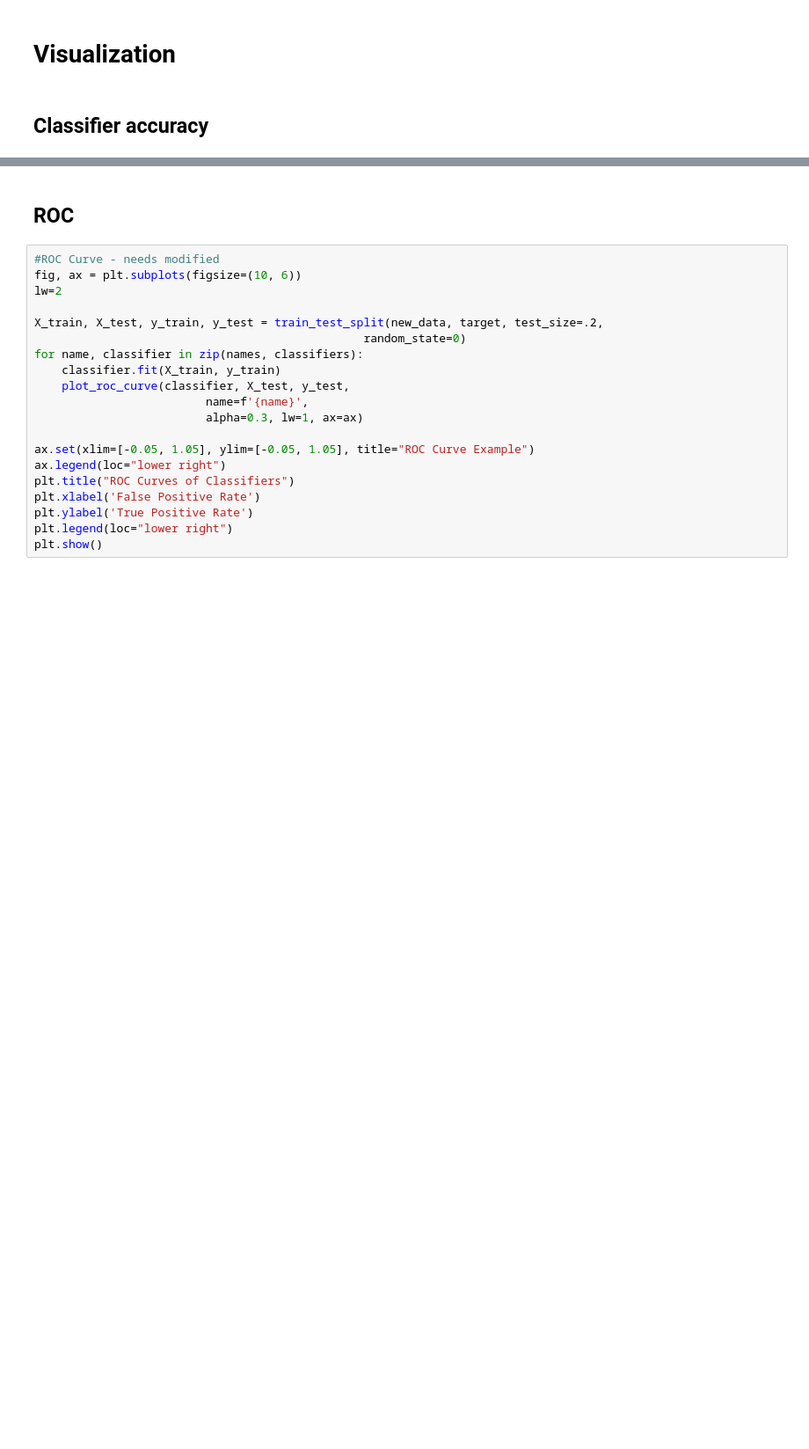
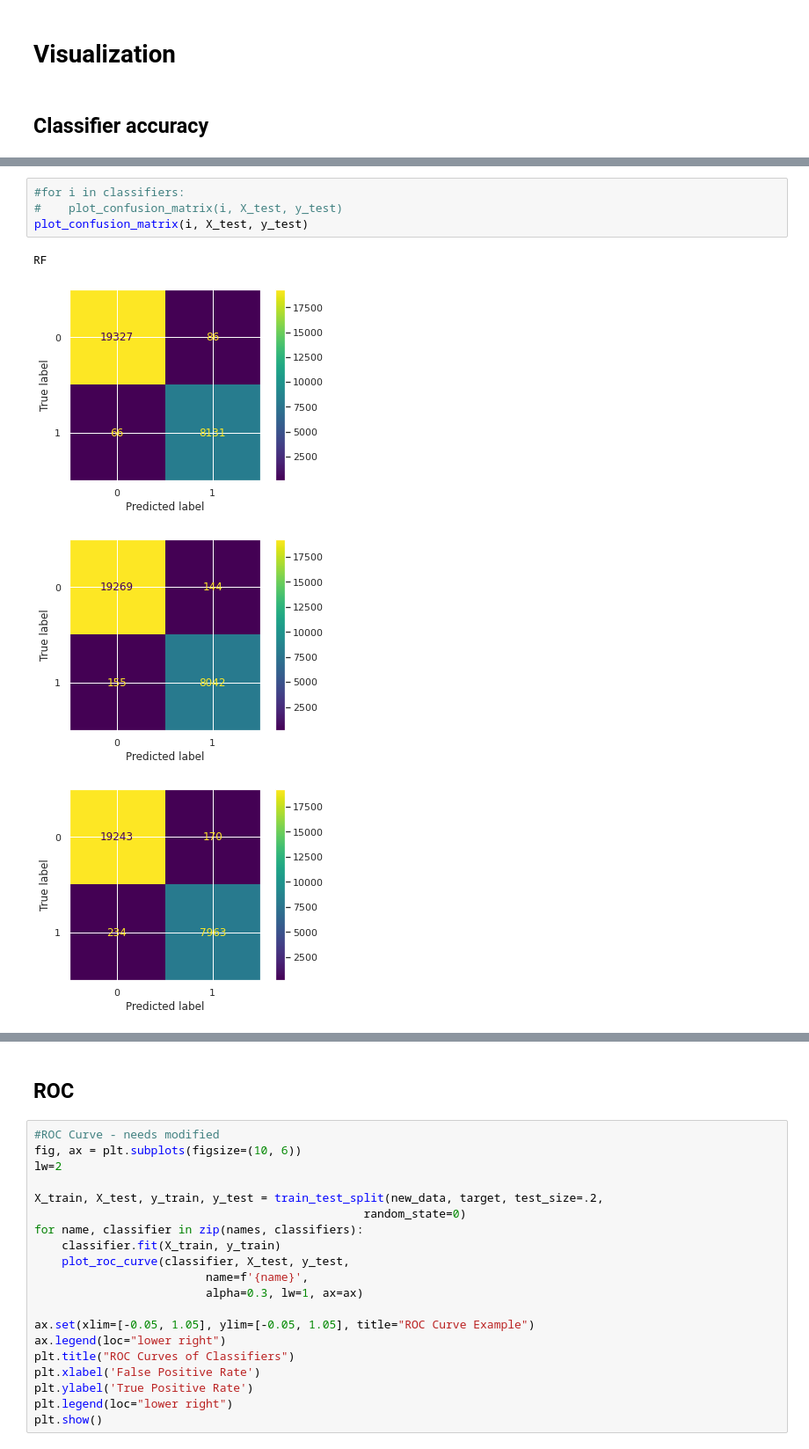
Before and after one commit to rileyhufford/MLProject, a Jupyter notebook: MLJupyter/Code cleanup.ipynb, the cells around one changed output, grey strips where cells are left out. Shown at 88% size. Cells and saved outputs as stored; diff of their text form; blank space fills up the shorter version.

```diff
--- a/MLJupyter/Code cleanup.ipynb
+++ b/MLJupyter/Code cleanup.ipynb
@@ -238,0 +248,9 @@ Text(0, 0.5, 'Accuracy %')
+# %%
+#for i in classifiers:
+#    plot_confusion_matrix(i, X_test, y_test)
+plot_confusion_matrix(i, X_test, y_test)
+# %% [output]
+RF
+[figure, added]
+[figure, added]
+[figure, added]
```
Also changed, not shown: parts of 9 cells of this notebook.
